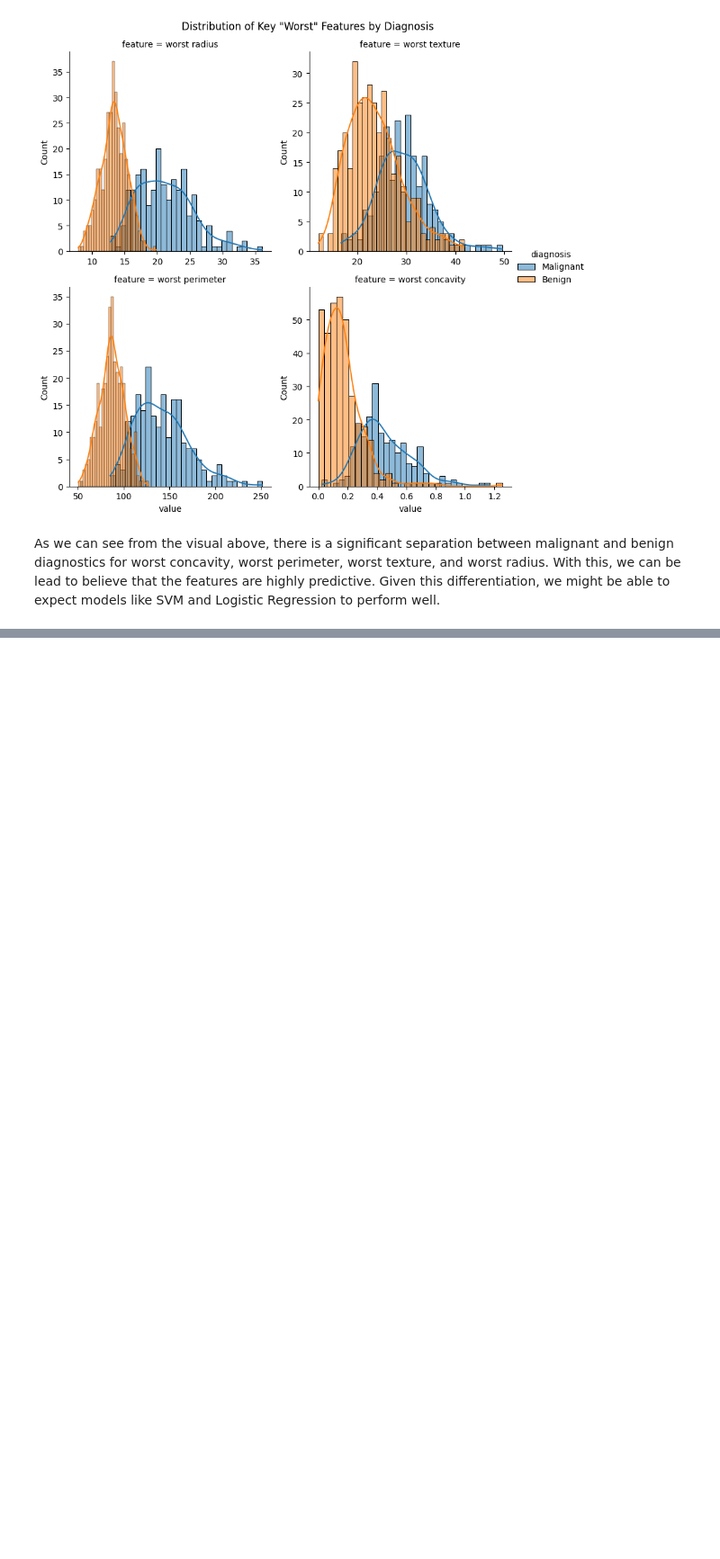
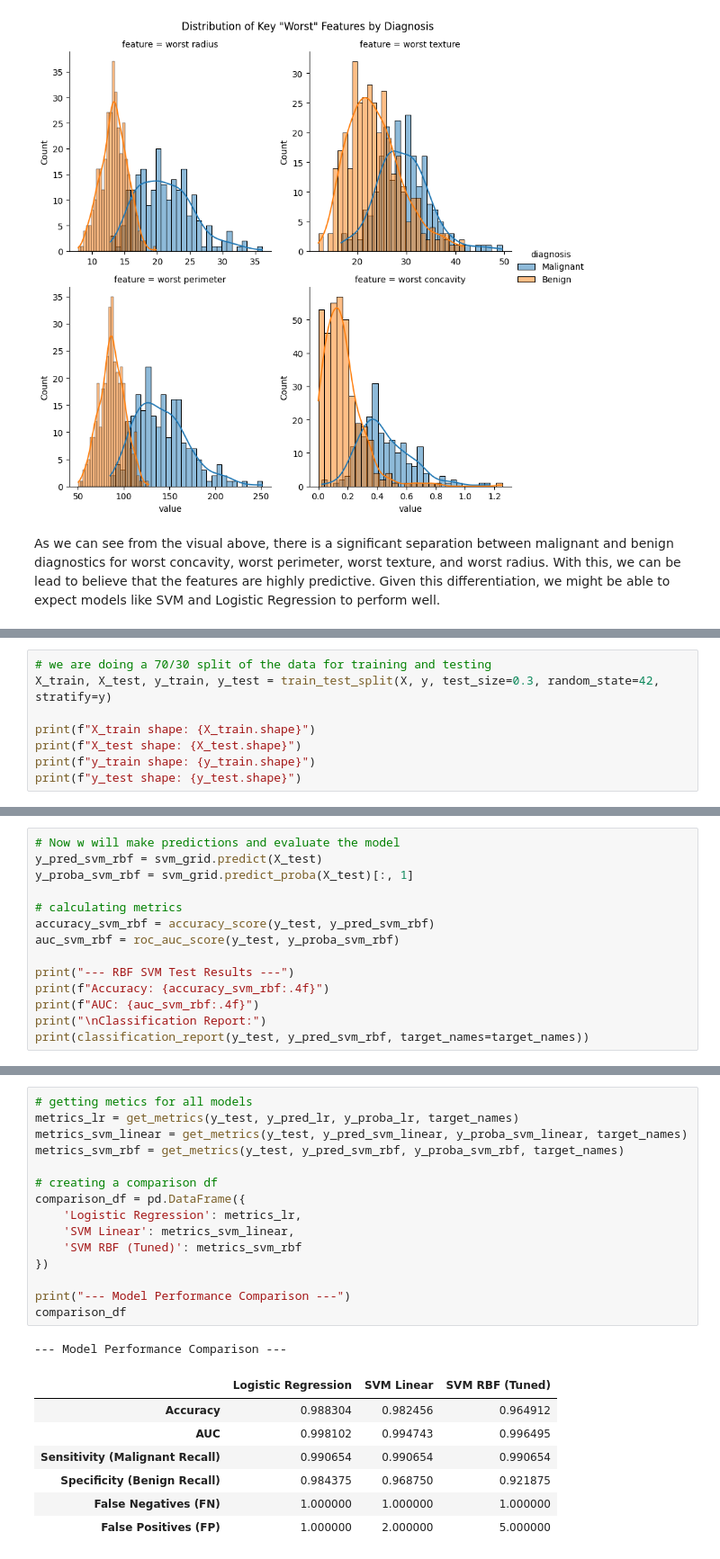
Before and after one commit to edgardjcuadra/Machine_Learning_Final, a Jupyter notebook: main.ipynb, the cells around one changed output, grey strips where cells are left out. Shown at 90% size. Drawn from its saved outputs; the diff is of its cells as text; blank space fills up the shorter version.

Commit message:
Update main.ipynb
Completed model integrations and observation for svm (rbf and linear) and logistic regression.

```diff
--- a/main.ipynb
+++ b/main.ipynb
@@ -102,0 +107,8 @@ Given this differentiation, we might be able to expect models like SVM and Logis
+# %%
+# we are doing a 70/30 split of the data for training and testing
+X_train, X_test, y_train, y_test = train_test_split(X, y, test_size=0.3, random_state=42, stratify=y)
+
+print(f"X_train shape: {X_train.shape}")
+print(f"X_test shape: {X_test.shape}")
+print(f"y_train shape: {y_train.shape}")
+print(f"y_test shape: {y_test.shape}")
@@ -102,0 +249,14 @@ Given this differentiation, we might be able to expect models like SVM and Logis
+# %%
+# Now w will make predictions and evaluate the model
+y_pred_svm_rbf = svm_grid.predict(X_test)
+y_proba_svm_rbf = svm_grid.predict_proba(X_test)[:, 1]
+
+# calculating metrics
+accuracy_svm_rbf = accuracy_score(y_test, y_pred_svm_rbf)
+auc_svm_rbf = roc_auc_score(y_test, y_proba_svm_rbf)
+
+print("--- RBF SVM Test Results ---")
+print(f"Accuracy: {accuracy_svm_rbf:.4f}")
+print(f"AUC: {auc_svm_rbf:.4f}")
+print("\nClassification Report:")
+print(classification_report(y_test, y_pred_svm_rbf, target_names=target_names))
@@ -102,0 +320,24 @@ Given this differentiation, we might be able to expect models like SVM and Logis
+# %%
+# getting metics for all models
+metrics_lr = get_metrics(y_test, y_pred_lr, y_proba_lr, target_names)
+metrics_svm_linear = get_metrics(y_test, y_pred_svm_linear, y_proba_svm_linear, target_names)
+metrics_svm_rbf = get_metrics(y_test, y_pred_svm_rbf, y_proba_svm_rbf, target_names)
+
+# creating a comparison df
+comparison_df = pd.DataFrame({
+    'Logistic Regression': metrics_lr,
+    'SVM Linear': metrics_svm_linear,
+    'SVM RBF (Tuned)': metrics_svm_rbf
+})
+
+print("--- Model Performance Comparison ---")
+comparison_df
+# %% [output]
+--- Model Performance Comparison ---
+|  | Logistic Regression | SVM Linear | SVM RBF (Tuned) |
+| Accuracy | 0.988304 | 0.982456 | 0.964912 |
+| AUC | 0.998102 | 0.994743 | 0.996495 |
+| Sensitivity (Malignant Recall) | 0.990654 | 0.990654 | 0.990654 |
+| Specificity (Benign Recall) | 0.984375 | 0.968750 | 0.921875 |
+| False Negatives (FN) | 1.000000 | 1.000000 | 1.000000 |
+| False Positives (FP) | 1.000000 | 2.000000 | 5.000000 |
```
Also changed, not shown: parts of 19 cells of this notebook.
